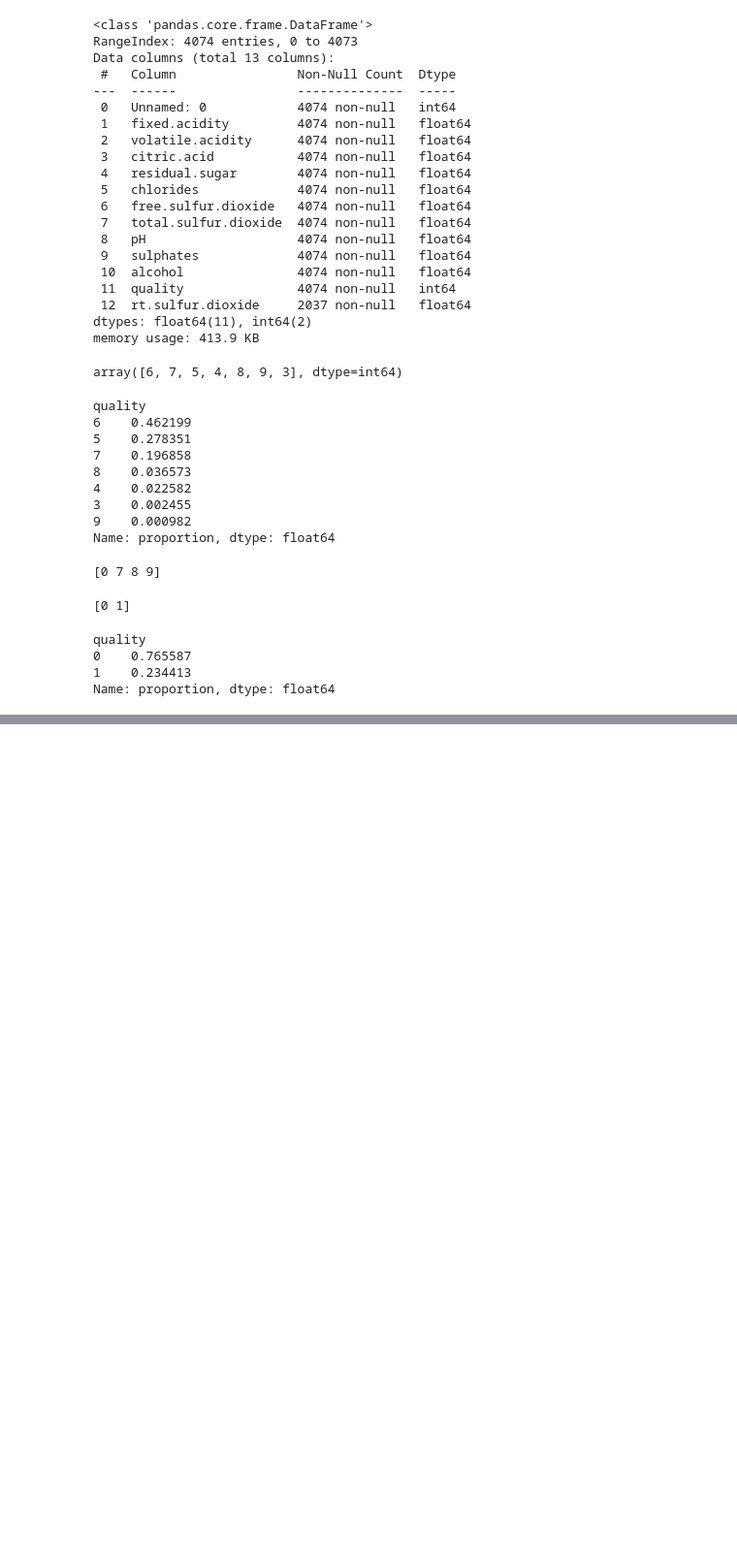
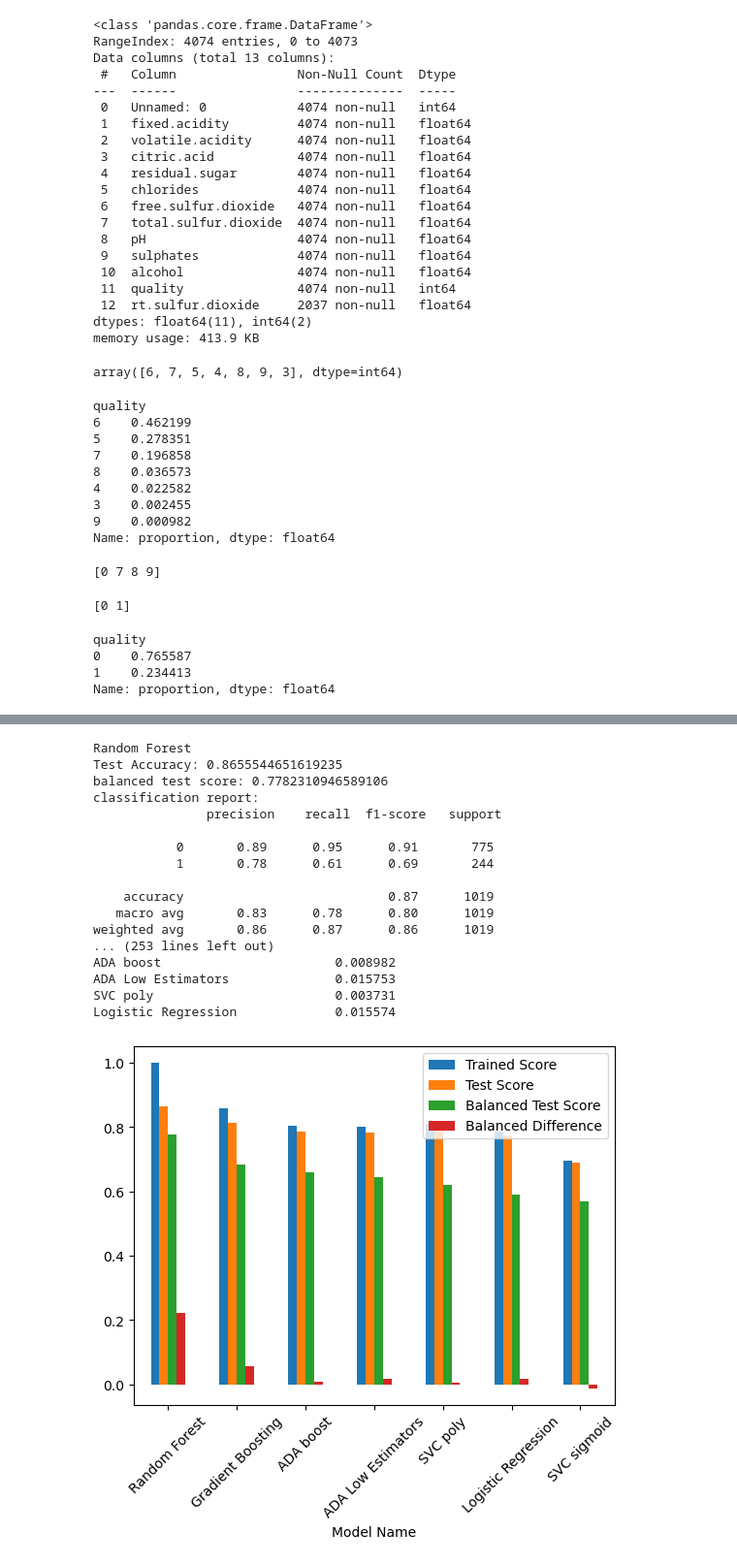
Before and after one commit to knox135/group-project-2, a Jupyter notebook: models/MajorWineData2.ipynb, the cells around one changed output, grey strips where cells are left out. Shown: that part at 97% size. Drawn from its saved outputs; the diff is of its cells as text; code cells hidden in the pictures; blank space fills up the shorter version.

```diff
--- a/models/MajorWineData2.ipynb
+++ b/models/MajorWineData2.ipynb
@@ -115,3 +114,22 @@ SVC sigmoid                    -0.013573
 [figure]
 # %%
-#models2 = tests2.many_models(X_train,y_train,X_test,y_test)
+models_max_leaf = tests.many_models_max_leaf(X_train,y_train,X_test,y_test)
+# %% [output]
+Random Forest
+Test Accuracy: 0.8655544651619235
+balanced test score: 0.7782310946589106
+classification report:
+               precision    recall  f1-score   support
+
+           0       0.89      0.95      0.91       775
+           1       0.78      0.61      0.69       244
+
+    accuracy                           0.87      1019
+   macro avg       0.83      0.78      0.80      1019
+weighted avg       0.86      0.87      0.86      1019
+... (253 lines left out)
+ADA boost                       0.008982
+ADA Low Estimators              0.015753
+SVC poly                        0.003731
+Logistic Regression             0.015574
+[figure, added]
```
Also changed, not shown: parts of 4 cells of this notebook, 1 other file.
